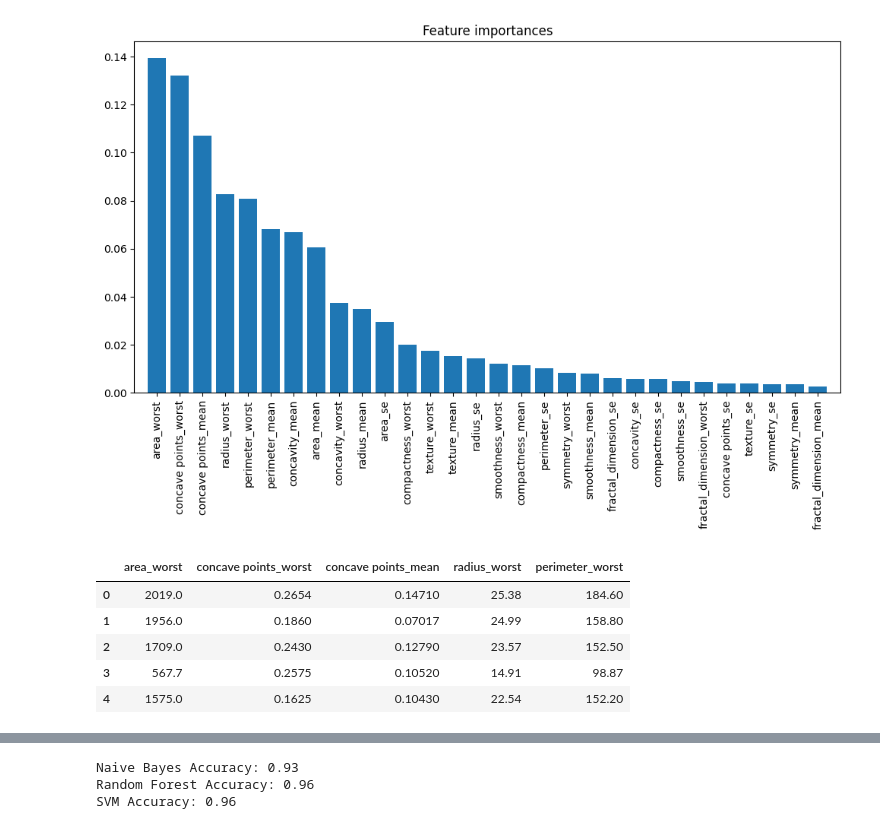
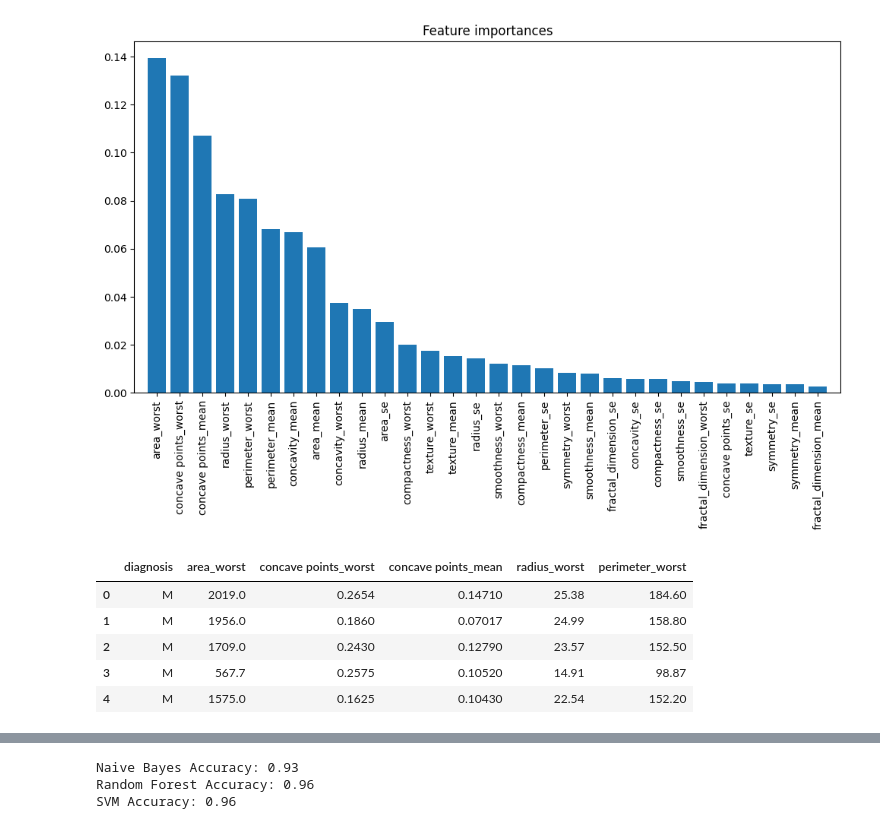
Before and after one commit to Nhunk/Breast_Cancer_Prediction, a Jupyter notebook: data.ipynb, the cells around one changed output, grey strips where cells are left out. Cells and saved outputs as stored; diff of their text form; code cells hidden in the pictures.

```diff
--- a/data.ipynb
+++ b/data.ipynb
@@ -84,14 +84,20 @@ plt.xlim([-1, X.shape[1]])
 plt.show()
 # %% [output]
 [figure]
-# %%
-top_features = ['area_worst', 'concave points_worst', 'concave points_mean', 'radius_worst', 'perimeter_worst']
-selected_dataset = dataset[top_features]
-selected_dataset.head()
-# %% [output]
-|  | area_worst | concave points_worst | concave points_mean | radius_worst | perimeter_worst |
-| 0 | 2019.0 | 0.2654 | 0.14710 | 25.38 | 184.60 |
-| 1 | 1956.0 | 0.1860 | 0.07017 | 24.99 | 158.80 |
-| 2 | 1709.0 | 0.2430 | 0.12790 | 23.57 | 152.50 |
-| 3 | 567.7 | 0.2575 | 0.10520 | 14.91 | 98.87 |
-| 4 | 1575.0 | 0.1625 | 0.10430 | 22.54 | 152.20 |
+# %%
+# Chọn ra 5 đặc trưng quan trọng nhất:
+# area_worst: Giá trị lớn nhất (tệ nhất) của diện tích đo được từ các hình ảnh chụp tế bào học của khối u.
+# concave points_worst : giá trị lớn nhất của các điểm lõm trên đường viền của khối u.
+# concave points_mean:  Giá trị trung bình của các điểm lõm trên đường viền khối u.
+# radius_worst: Giá trị lớn nhất của bán kính đo được của khối u.
+# perimeter_worst: Giá trị lớn nhất của chu vi đo được của khối u.
+
+newdf =pd.DataFrame(dataset[ ['diagnosis','area_worst', 'concave points_worst', 'concave points_mean', 'radius_worst', 'perimeter_worst']])
+newdf.head()
+# %% [output]
+|  | diagnosis | area_worst | concave points_worst | concave points_mean | radius_worst | perimeter_worst |
+| 0 | M | 2019.0 | 0.2654 | 0.14710 | 25.38 | 184.60 |
+| 1 | M | 1956.0 | 0.1860 | 0.07017 | 24.99 | 158.80 |
+| 2 | M | 1709.0 | 0.2430 | 0.12790 | 23.57 | 152.50 |
+| 3 | M | 567.7 | 0.2575 | 0.10520 | 14.91 | 98.87 |
+| 4 | M | 1575.0 | 0.1625 | 0.10430 | 22.54 | 152.20 |
```
Also changed, not shown: parts of 3 cells of this notebook, 1 other file.
